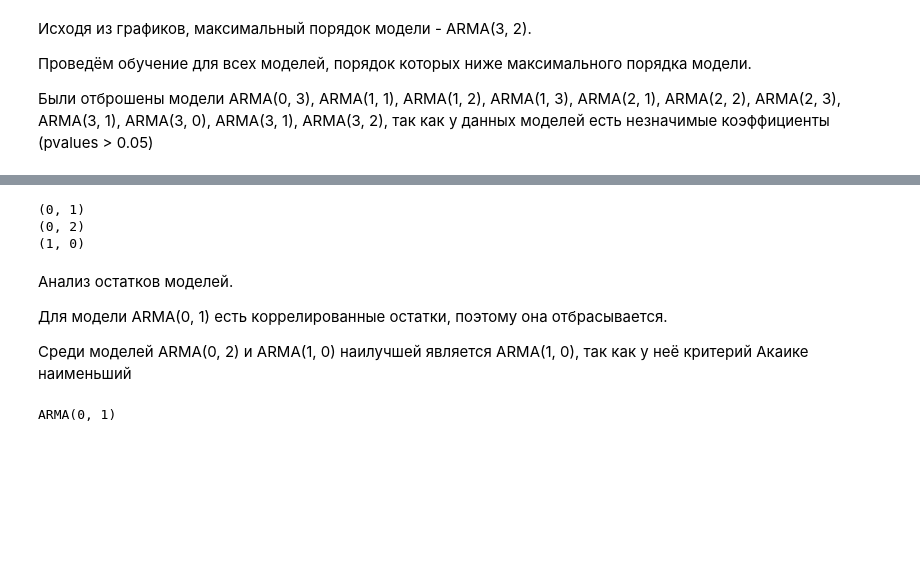
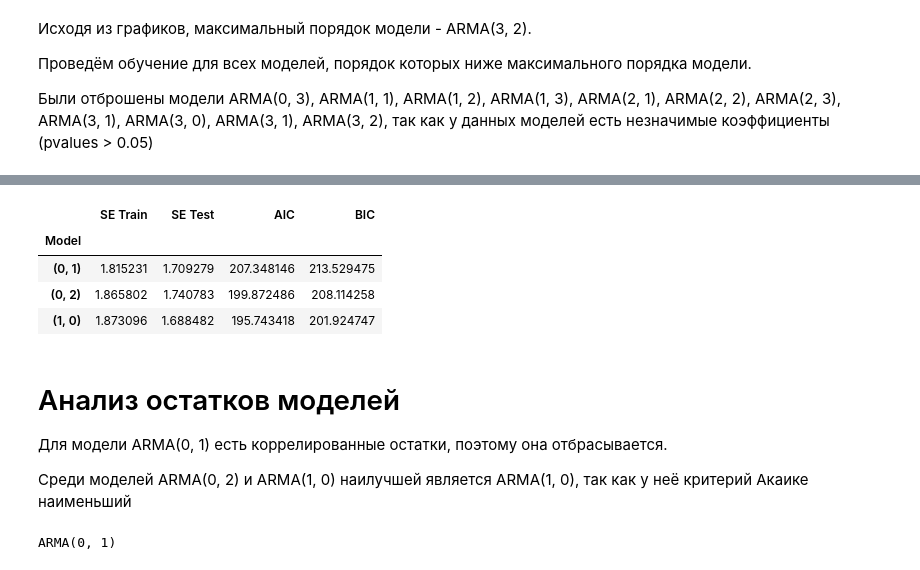
Before and after one commit to EkT1oN/tris, a Jupyter notebook: lab1.ipynb, the cells around one changed output, grey strips where cells are left out. Cells and saved outputs as stored; diff of their text form; code cells hidden in the pictures; blank space fills up the shorter version.

```diff
--- a/lab1.ipynb
+++ b/lab1.ipynb
@@ -142,6 +89,0 @@ fig.show()
-# %%
-data
-for name, model in m.items():
-    print(list(m.keys()))
-    print(list(model.keys()))
-    print(list(model.values()))
@@ -158,30 +89,0 @@ for name, model in m.items():
-# %%
-data = []
-# data.append(list(models.keys())
-
-for i, j in models.items():
-    print(i)
-# # for name, model in models.items():
-#     # for k,l in j.items():
-#     #     print(f'i: {i}')
-#     #     print(f'j: {j}')
-#     #     print(f'k: {k}')
-#     #     print(f'l: {l}')
-#     print(list(models.keys()))
-#     print(list(j.keys()))
-#     print(list(j.values()))
-#     data.append(list(j.values()))
-
-# headers = []
-# headers.append('ARMA')
-# headers.append(list(j.keys()))
-# print(
-#     tabulate(
-#         data,
-#         headers
-#     )
-# )
-# %% [output]
-(0, 1)
-(0, 2)
-(1, 0)
@@ -188,5 +99,44 @@ for i, j in models.items():
+# %%
+m = {}
+
+dict_se_train = {}
+dict_se_test = {}
+dict_aic = {}
+dict_bic = {}
+
+for name, model in models.items():
+    tmp_dict = {}
+    se_train, se_test = standard_error_model(X_train, X_test, model)
+
+    dict_se_train[name] = se_train
+    dict_se_test[name] = se_test
+    dict_aic[name] = model.aic
+    dict_bic[name] = model.bic
+
+    tmp_dict['SE Train'] = se_train
+    tmp_dict['SE Test'] = se_test
+    tmp_dict['AIC'] = model.aic
+    tmp_dict['BIC'] = model.bic
+    m[name] = tmp_dict
+
+data = {
+    'Model': list(m.keys()),
+    'SE Train': list(dict_se_train.values()),
+    'SE Test': list(dict_se_test.values()),
+    'AIC': list(dict_aic.values()),
+    'BIC': list(dict_bic.values())
+}
+
+diff = pandas.DataFrame.from_dict(data)
+diff.set_index('Model')
+# %% [output]
+|  | SE Train | SE Test | AIC | BIC |
+| Model |  |  |  |  |
+| (0, 1) | 1.815231 | 1.709279 | 207.348146 | 213.529475 |
+| (0, 2) | 1.865802 | 1.740783 | 199.872486 | 208.114258 |
+| (1, 0) | 1.873096 | 1.688482 | 195.743418 | 201.924747 |
 # %% [markdown]
-Анализ остатков моделей.
+# Анализ остатков моделей
 
 Для модели ARMA(0, 1) есть коррелированные остатки, поэтому она отбрасывается.
 
```
Also changed, not shown: parts of 16 cells of this notebook.
